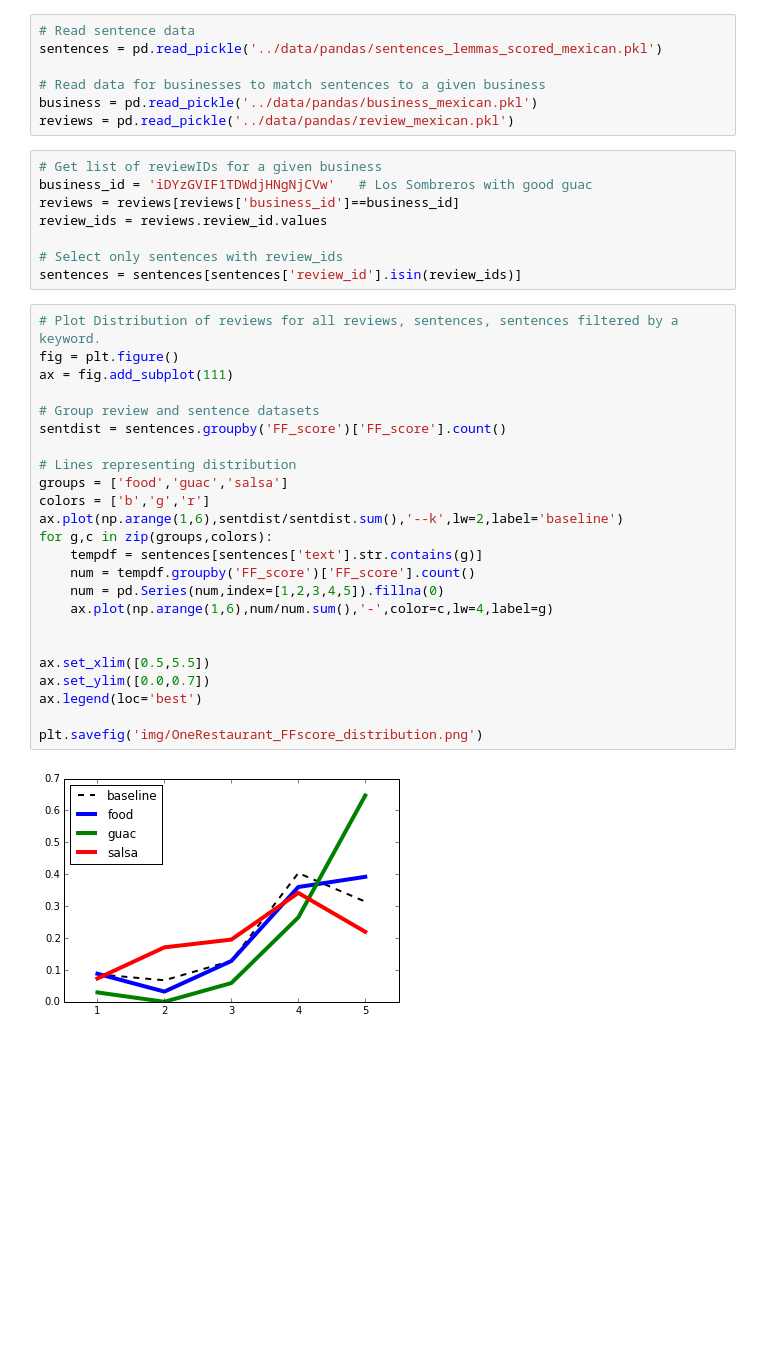
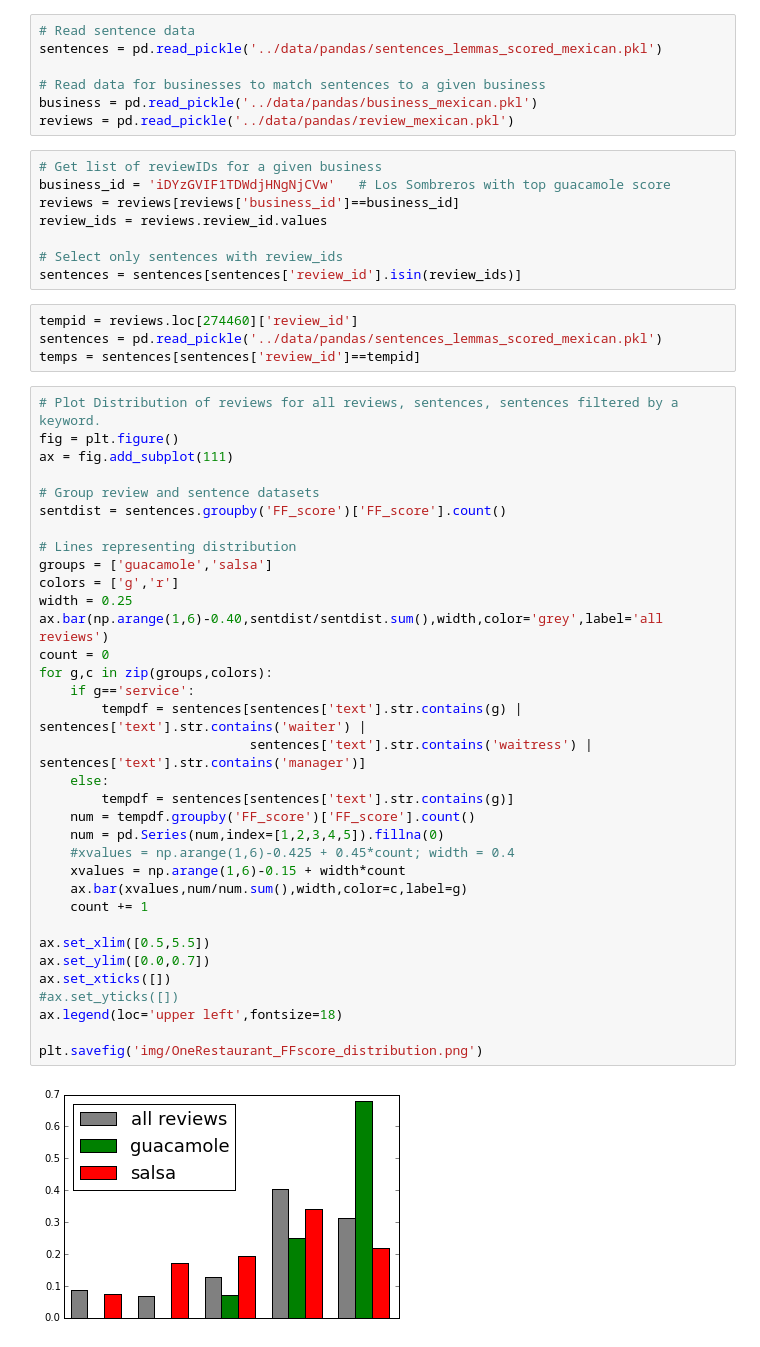
Before and after one commit to kwecht/FoodFindr, a Jupyter notebook: python/Data Story.ipynb, the cells around one changed output. Drawn from its saved outputs; the diff is of its cells as text; blank space fills up the shorter version.

```diff
--- a/python/Data Story.ipynb
+++ b/python/Data Story.ipynb
@@ -131,35 +139,49 @@ business = pd.read_pickle('../data/pandas/business_mexican.pkl')
 reviews = pd.read_pickle('../data/pandas/review_mexican.pkl')
 # %%
 # Get list of reviewIDs for a given business
-business_id = 'iDYzGVIF1TDWdjHNgNjCVw'   # Los Sombreros with good guac
+business_id = 'iDYzGVIF1TDWdjHNgNjCVw'   # Los Sombreros with top guacamole score
 reviews = reviews[reviews['business_id']==business_id]
 review_ids = reviews.review_id.values
 
 # Select only sentences with review_ids
 sentences = sentences[sentences['review_id'].isin(review_ids)]
+# %%
+tempid = reviews.loc[274460]['review_id']
+sentences = pd.read_pickle('../data/pandas/sentences_lemmas_scored_mexican.pkl')
+temps = sentences[sentences['review_id']==tempid]
 # %%
 # Plot Distribution of reviews for all reviews, sentences, sentences filtered by a keyword.
 fig = plt.figure()
 ax = fig.add_subplot(111)
 
 # Group review and sentence datasets
 sentdist = sentences.groupby('FF_score')['FF_score'].count()
 
 # Lines representing distribution
-groups = ['food','guac','salsa']
-colors = ['b','g','r']
-ax.plot(np.arange(1,6),sentdist/sentdist.sum(),'--k',lw=2,label='baseline')
+groups = ['guacamole','salsa']
+colors = ['g','r']
+width = 0.25
+ax.bar(np.arange(1,6)-0.40,sentdist/sentdist.sum(),width,color='grey',label='all reviews')
+count = 0
 for g,c in zip(groups,colors):
-    tempdf = sentences[sentences['text'].str.contains(g)]
+    if g=='service':
+        tempdf = sentences[sentences['text'].str.contains(g) | sentences['text'].str.contains('waiter') |
+                           sentences['text'].str.contains('waitress') | sentences['text'].str.contains('manager')]
+    else:
+        tempdf = sentences[sentences['text'].str.contains(g)]
     num = tempdf.groupby('FF_score')['FF_score'].count()
     num = pd.Series(num,index=[1,2,3,4,5]).fillna(0)
-    ax.plot(np.arange(1,6),num/num.sum(),'-',color=c,lw=4,label=g)
-
+    #xvalues = np.arange(1,6)-0.425 + 0.45*count; width = 0.4
+    xvalues = np.arange(1,6)-0.15 + width*count
+    ax.bar(xvalues,num/num.sum(),width,color=c,label=g)
+    count += 1
 
 ax.set_xlim([0.5,5.5])
 ax.set_ylim([0.0,0.7])
-ax.legend(loc='best')
+ax.set_xticks([])
+#ax.set_yticks([])
+ax.legend(loc='upper left',fontsize=18)
 
 plt.savefig('img/OneRestaurant_FFscore_distribution.png')
 # %% [output]
-[figure, old version]
+[figure, new version]
```
Also changed, not shown: parts of 6 cells of this notebook, 2 other files.
